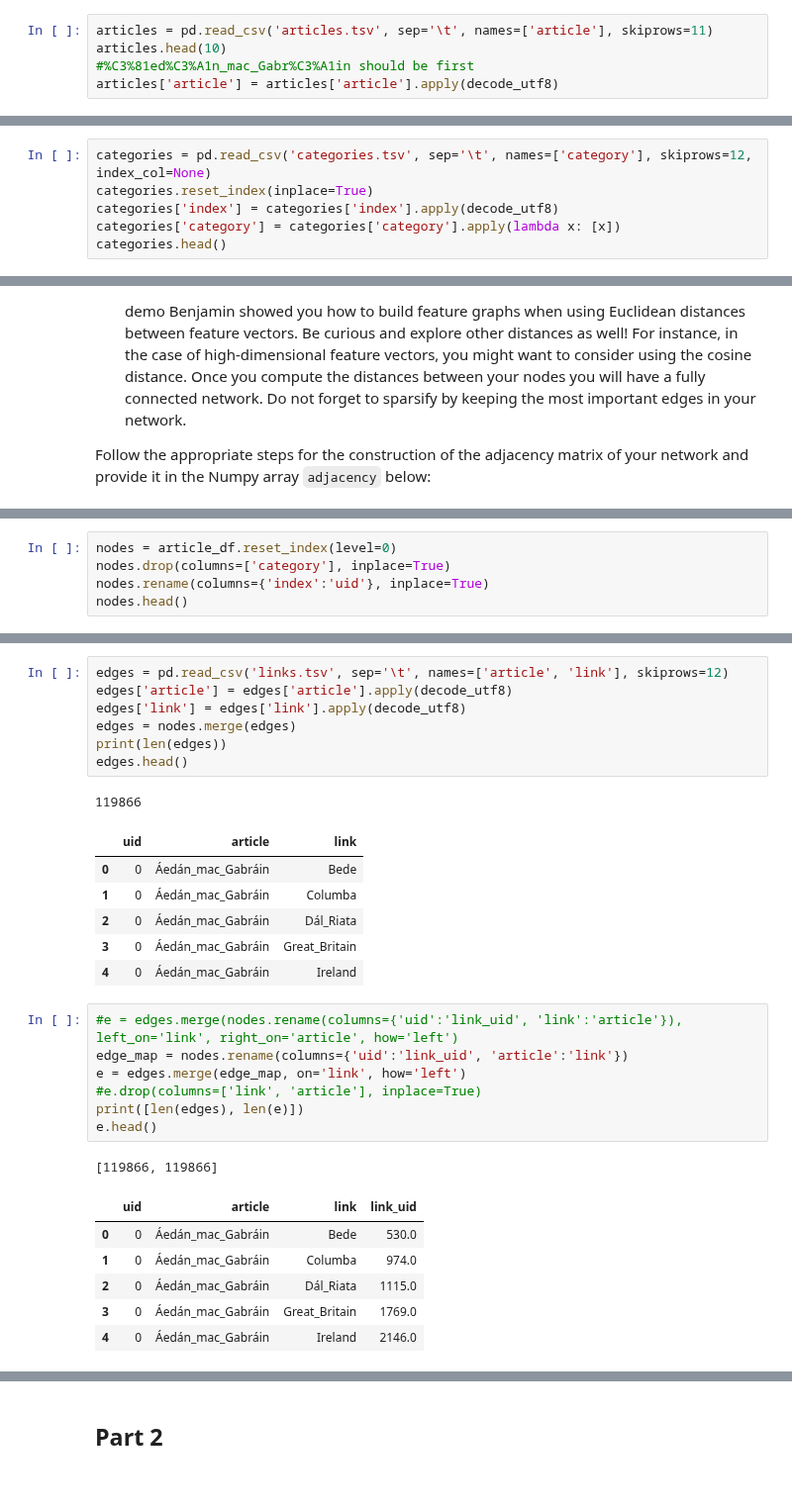
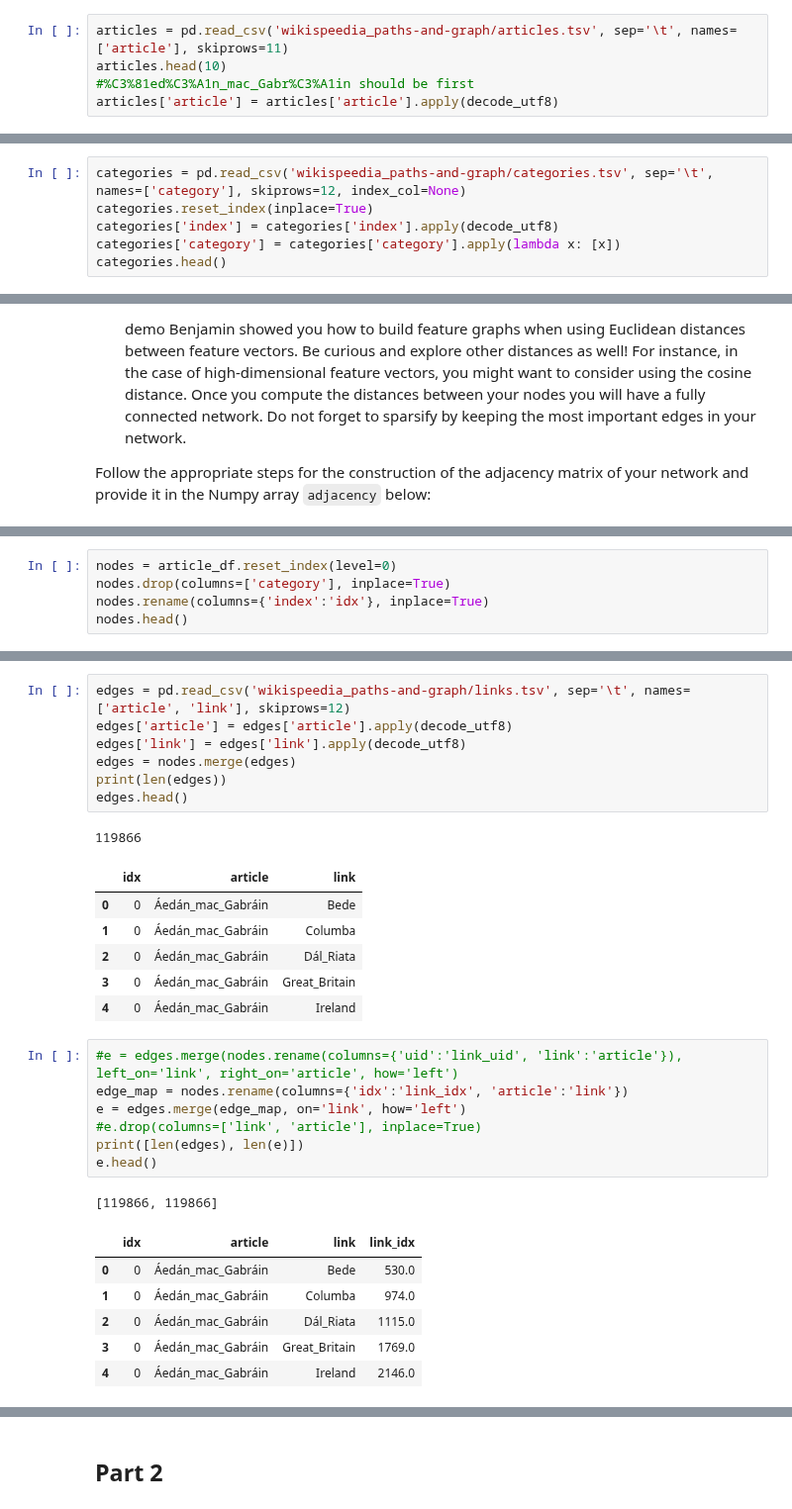
Before and after one commit to isabelaconstantin/wikinet, a Jupyter notebook: milestone1/1_network_properties.ipynb, the cells around one changed output, grey strips where cells are left out. Shown at 99% size. Saved outputs shown, nothing was run; the diff lists cells and outputs as text.

```diff
--- a/milestone1/1_network_properties.ipynb
+++ b/milestone1/1_network_properties.ipynb
@@ -44,7 +44,7 @@ def decode_utf8(string):
     raw = parts[0] + b''.join(decoded)
     return raw.decode('utf-8')
 # %%
-articles = pd.read_csv('articles.tsv', sep='\t', names=['article'], skiprows=11)
+articles = pd.read_csv('wikispeedia_paths-and-graph/articles.tsv', sep='\t', names=['article'], skiprows=11)
 articles.head(10)
 #%C3%81ed%C3%A1n_mac_Gabr%C3%A1in should be first
 articles['article'] = articles['article'].apply(decode_utf8)
@@ -63,7 +63,7 @@ articles.head(10)
 | 8 | 12th_century |
 | 9 | 13th_century |
 # %%
-categories = pd.read_csv('categories.tsv', sep='\t', names=['category'], skiprows=12, index_col=None)
+categories = pd.read_csv('wikispeedia_paths-and-graph/categories.tsv', sep='\t', names=['category'], skiprows=12, index_col=None)
 categories.reset_index(inplace=True)
 categories['index'] = categories['index'].apply(decode_utf8)
 categories['category'] = categories['category'].apply(lambda x: [x])
@@ -129,6 +122,6 @@ SyntaxError: invalid syntax (<ipython-input-13-15f6da0b404e>, line 3)
 # %%
 nodes = article_df.reset_index(level=0)
 nodes.drop(columns=['category'], inplace=True)
-nodes.rename(columns={'index':'uid'}, inplace=True)
+nodes.rename(columns={'index':'idx'}, inplace=True)
 nodes.head()
 # %% [output]
@@ -139,7 +132,7 @@ nodes.head()
 | 3 | 3 | Éire |
 | 4 | 4 | Óengus_I_of_the_Picts |
 # %%
-edges = pd.read_csv('links.tsv', sep='\t', names=['article', 'link'], skiprows=12)
+edges = pd.read_csv('wikispeedia_paths-and-graph/links.tsv', sep='\t', names=['article', 'link'], skiprows=12)
 edges['article'] = edges['article'].apply(decode_utf8)
 edges['link'] = edges['link'].apply(decode_utf8)
 edges = nodes.merge(edges)
@@ -147,7 +140,7 @@ print(len(edges))
 edges.head()
 # %% [output]
 119866
-|  | uid | article | link |
+|  | idx | article | link |
 | 0 | 0 | Áedán_mac_Gabráin | Bede |
 | 1 | 0 | Áedán_mac_Gabráin | Columba |
 | 2 | 0 | Áedán_mac_Gabráin | Dál_Riata |
@@ -155,14 +148,14 @@ edges.head()
 | 4 | 0 | Áedán_mac_Gabráin | Ireland |
 # %%
 #e = edges.merge(nodes.rename(columns={'uid':'link_uid', 'link':'article'}), left_on='link', right_on='article', how='left')
-edge_map = nodes.rename(columns={'uid':'link_uid', 'article':'link'})
+edge_map = nodes.rename(columns={'idx':'link_idx', 'article':'link'})
 e = edges.merge(edge_map, on='link', how='left')
 #e.drop(columns=['link', 'article'], inplace=True)
 print([len(edges), len(e)])
 e.head()
 # %% [output]
 [119866, 119866]
-|  | uid | article | link | link_uid |
+|  | idx | article | link | link_idx |
 | 0 | 0 | Áedán_mac_Gabráin | Bede | 530.0 |
 | 1 | 0 | Áedán_mac_Gabráin | Columba | 974.0 |
 | 2 | 0 | Áedán_mac_Gabráin | Dál_Riata | 1115.0 |
```
Also changed, not shown: parts of 13 cells of this notebook.
